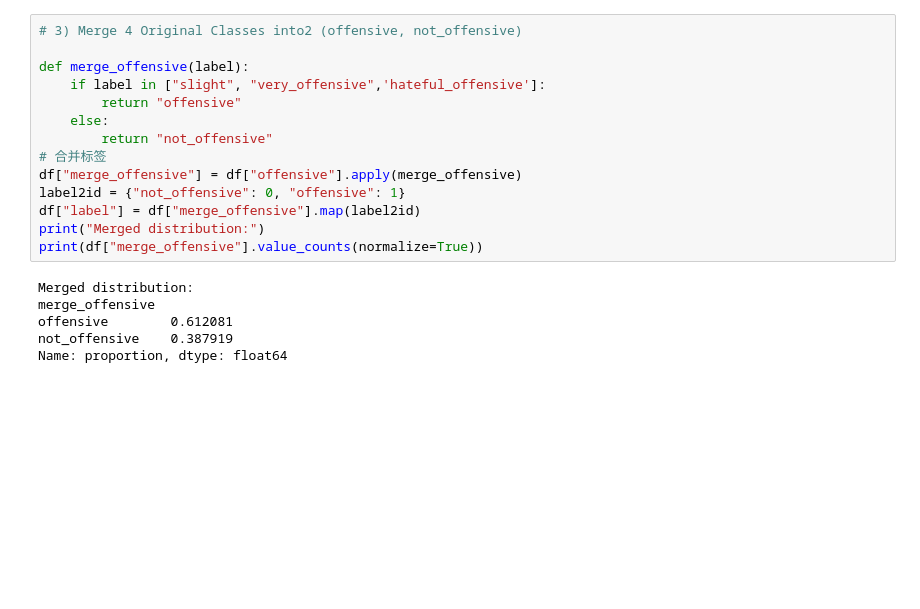
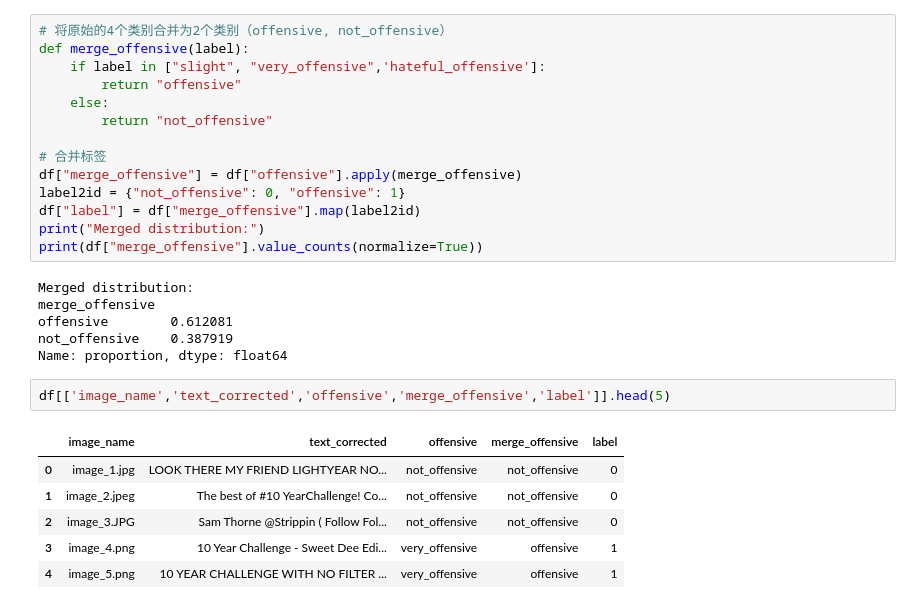
Before and after one commit to molanhand/Multimodal_LLM, a Jupyter notebook: MemotionDataset7K/CLIP.ipynb, the cells around one changed output. Cells and saved outputs as stored; diff of their text form; blank space fills up the shorter version.

```diff
--- a/MemotionDataset7K/CLIP.ipynb
+++ b/MemotionDataset7K/CLIP.ipynb
@@ -59,13 +124,13 @@ df.head(5)
 | 3 | image_4.png | 10 Year Challenge - Sweet Dee Edi... | very_offensive |
 | 4 | image_5.png | 10 YEAR CHALLENGE WITH NO FILTER ... | very_offensive |
 # %%
-# 3) Merge 4 Original Classes into2 (offensive, not_offensive)
-
+# 将原始的4个类别合并为2个类别（offensive, not_offensive）
 def merge_offensive(label):
     if label in ["slight", "very_offensive",'hateful_offensive']:
         return "offensive"
     else:
         return "not_offensive"
+
 # 合并标签
 df["merge_offensive"] = df["offensive"].apply(merge_offensive)
 label2id = {"not_offensive": 0, "offensive": 1}
@@ -78,3 +143,12 @@ merge_offensive
 offensive        0.612081
 not_offensive    0.387919
 Name: proportion, dtype: float64
+# %%
+df[['image_name','text_corrected','offensive','merge_offensive','label']].head(5)
+# %% [output]
+|  | image_name | text_corrected | offensive | merge_offensive | label |
+| 0 | image_1.jpg | LOOK THERE MY FRIEND LIGHTYEAR NO... | not_offensive | not_offensive | 0 |
+| 1 | image_2.jpeg | The best of #10 YearChallenge! Co... | not_offensive | not_offensive | 0 |
+| 2 | image_3.JPG | Sam Thorne @Strippin ( Follow Fol... | not_offensive | not_offensive | 0 |
+| 3 | image_4.png | 10 Year Challenge - Sweet Dee Edi... | very_offensive | offensive | 1 |
+| 4 | image_5.png | 10 YEAR CHALLENGE WITH NO FILTER ... | very_offensive | offensive | 1 |
```
Also changed, not shown: parts of 23 cells of this notebook, 3 other files.
